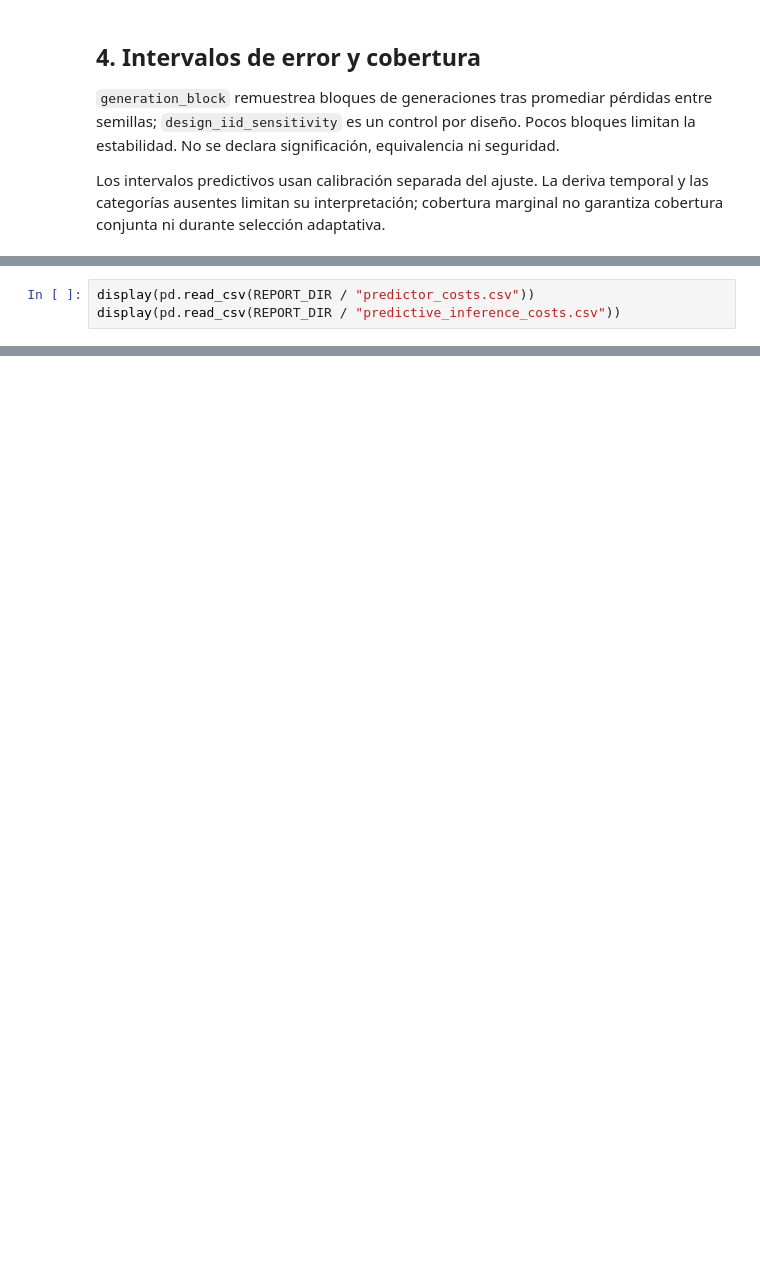
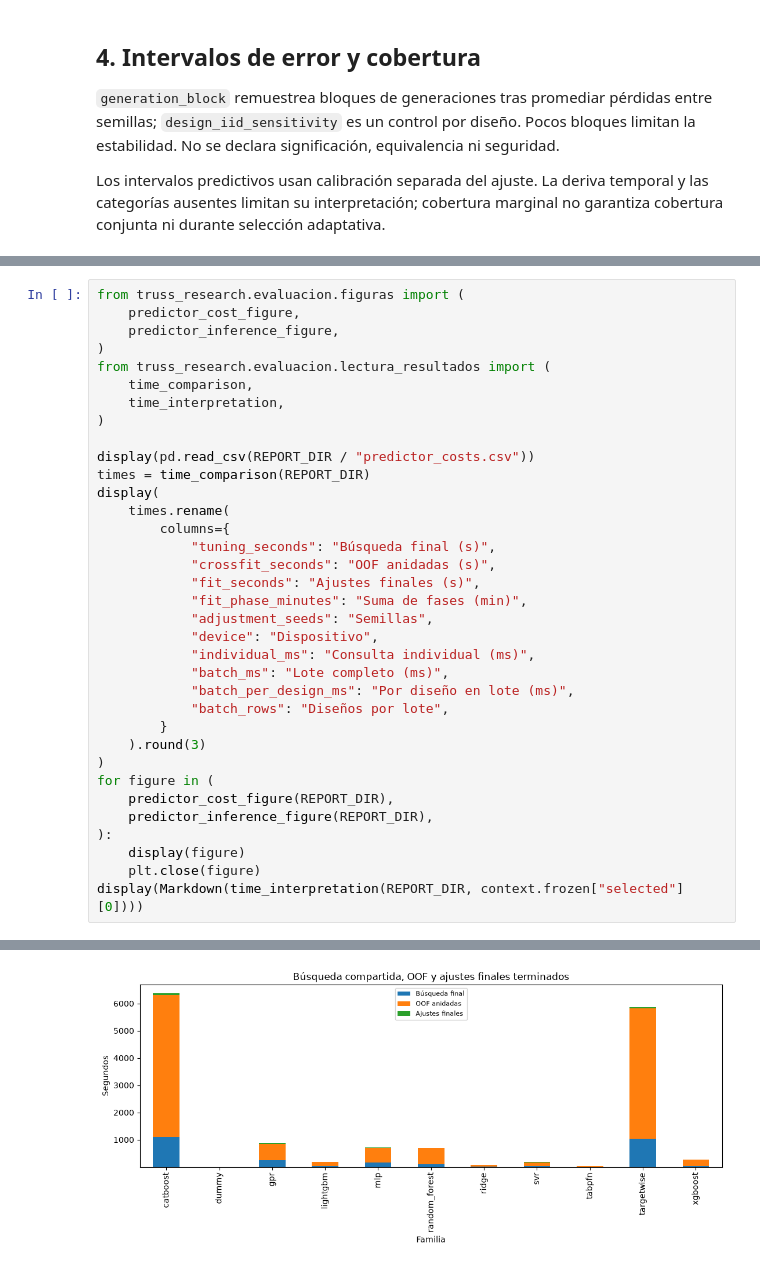
Before and after one commit to cezartdev/proyecto_de_titulo, a Jupyter notebook: notebooks/02_prediccion.ipynb, the cells around one changed output, grey strips where cells are left out. Saved outputs shown, nothing was run; the diff lists cells and outputs as text; blank space fills up the shorter version.

```diff
--- a/notebooks/02_prediccion.ipynb
+++ b/notebooks/02_prediccion.ipynb
@@ -99,3 +277,36 @@ Un error menor no garantiza mejor selección. No se mide aceleración frente al
 # %%
+from truss_research.evaluacion.figuras import (
+    predictor_cost_figure,
+    predictor_inference_figure,
+)
+from truss_research.evaluacion.lectura_resultados import (
+    time_comparison,
+    time_interpretation,
+)
+
 display(pd.read_csv(REPORT_DIR / "predictor_costs.csv"))
-display(pd.read_csv(REPORT_DIR / "predictive_inference_costs.csv"))
+times = time_comparison(REPORT_DIR)
+display(
+    times.rename(
+        columns={
+            "tuning_seconds": "Búsqueda final (s)",
+            "crossfit_seconds": "OOF anidadas (s)",
+            "fit_seconds": "Ajustes finales (s)",
+            "fit_phase_minutes": "Suma de fases (min)",
+            "adjustment_seeds": "Semillas",
+            "device": "Dispositivo",
+            "individual_ms": "Consulta individual (ms)",
+            "batch_ms": "Lote completo (ms)",
+            "batch_per_design_ms": "Por diseño en lote (ms)",
+            "batch_rows": "Diseños por lote",
+        }
+    ).round(3)
+)
+for figure in (
+    predictor_cost_figure(REPORT_DIR),
+    predictor_inference_figure(REPORT_DIR),
+):
+    display(figure)
+    plt.close(figure)
+display(Markdown(time_interpretation(REPORT_DIR, context.frozen["selected"][0])))
+# %% [output]
@@ -101,0 +343 @@ display(pd.read_csv(REPORT_DIR / "predictive_inference_costs.csv"))
+[figure, added]
```
Also changed, not shown: parts of 12 cells of this notebook, 31 other files.
